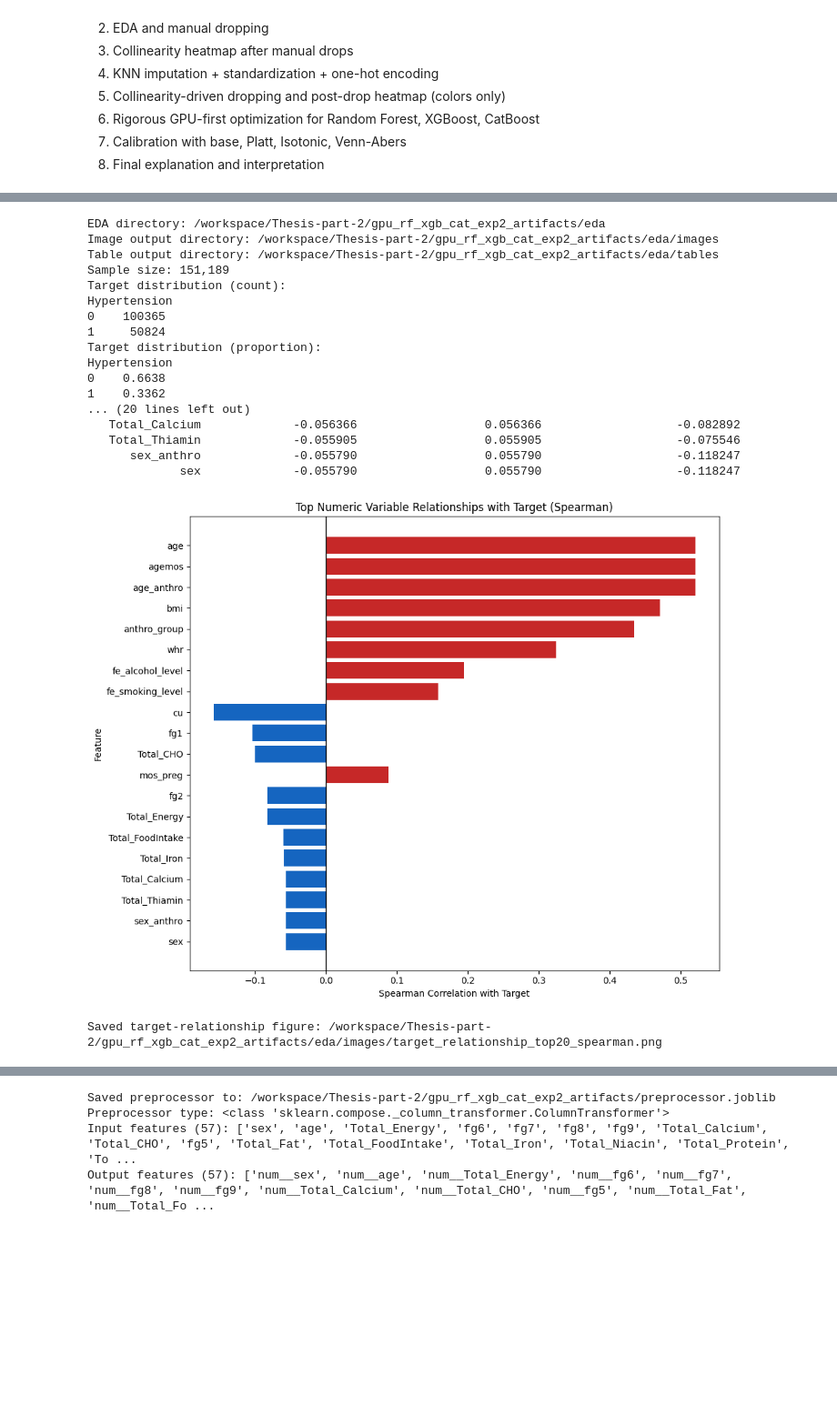
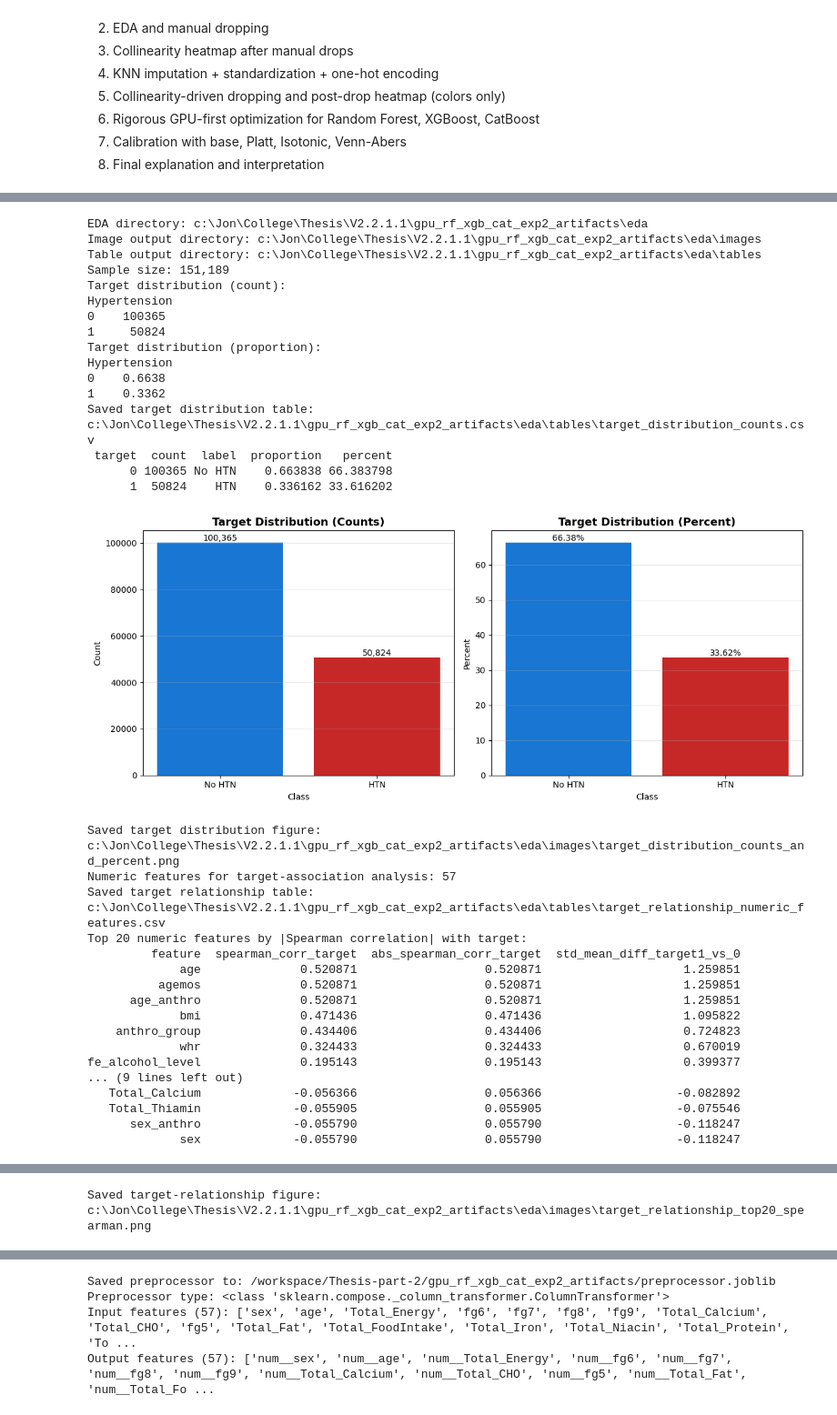
Before and after one commit to Jrbaes/Thesis-part-2, a Jupyter notebook: Main_2015_GPU_RF_XGB_CAT_RIGOROUS_OPT_exp2.ipynb, the cells around one changed output, grey strips where cells are left out. Shown at 91% size. Drawn from its saved outputs; the diff is of its cells as text; code cells hidden in the pictures; blank space fills up the shorter version.

```diff
--- a/Main_2015_GPU_RF_XGB_CAT_RIGOROUS_OPT_exp2.ipynb
+++ b/Main_2015_GPU_RF_XGB_CAT_RIGOROUS_OPT_exp2.ipynb
@@ -566,6 +570,47 @@ print('Target distribution (count):')
 print(y.value_counts(dropna=False).to_string())
 print('Target distribution (proportion):')
 print(y.value_counts(normalize=True, dropna=False).round(4).to_string())
+
+target_count_df = (
+    y.value_counts(dropna=False)
+    .rename_axis('target')
+    .reset_index(name='count')
+    .sort_values('target')
+    .reset_index(drop=True)
+)
+target_count_df['label'] = target_count_df['target'].map({0: 'No HTN', 1: 'HTN'}).fillna(target_count_df['target'].astype(str))
+target_count_df['proportion'] = target_count_df['count'] / target_count_df['count'].sum()
+target_count_df['percent'] = target_count_df['proportion'] * 100.0
+
+target_count_path = EDA_TABLE_DIR / 'target_distribution_counts.csv'
+target_count_df.to_csv(target_count_path, index=False)
+print(f'Saved target distribution table: {target_count_path}')
+print(target_count_df.to_string(index=False))
+
+fig, axes = plt.subplots(1, 2, figsize=(12, 5))
+bar_colors = ['#1976d2', '#c62828']
+
+axes[0].bar(target_count_df['label'], target_count_df['count'], color=bar_colors[:len(target_count_df)])
+axes[0].set_title('Target Distribution (Counts)', fontsize=13, fontweight='bold')
+axes[0].set_xlabel('Class')
+axes[0].set_ylabel('Count')
+axes[0].grid(axis='y', alpha=0.3)
+for idx, row in target_count_df.iterrows():
+    axes[0].text(idx, row['count'], f"{int(row['count']):,}", ha='center', va='bottom', fontsize=10)
+
+axes[1].bar(target_count_df['label'], target_count_df['percent'], color=bar_colors[:len(target_count_df)])
+axes[1].set_title('Target Distribution (Percent)', fontsize=13, fontweight='bold')
+axes[1].set_xlabel('Class')
+axes[1].set_ylabel('Percent')
+axes[1].grid(axis='y', alpha=0.3)
+for idx, row in target_count_df.iterrows():
+    axes[1].text(idx, row['percent'], f"{row['percent']:.2f}%", ha='center', va='bottom', fontsize=10)
+
+plt.tight_layout()
+target_dist_fig_path = EDA_IMG_DIR / 'target_distribution_counts_and_percent.png'
+plt.savefig(target_dist_fig_path, dpi=300, bbox_inches='tight')
+plt.show()
+print(f'Saved target distribution figure: {target_dist_fig_path}')
 
 num_cols_eda = X.select_dtypes(include=[np.number]).columns.tolist()
 print(f'Numeric features for target-association analysis: {len(num_cols_eda)}')
@@ -612,40 +657,55 @@ target_relation_path = EDA_TABLE_DIR / 'target_relationship_numeric_features.csv
 target_relation_df.to_csv(target_relation_path, index=False)
 
 print(f'Saved target relationship table: {target_relation_path}')
 print('Top 20 numeric features by |Spearman correlation| with target:')
 print(target_relation_df[['feature', 'spearman_corr_target', 'abs_spearman_corr_target', 'std_mean_diff_target1_vs_0']].head(20).to_string(index=False))
 
 if not target_relation_df.empty:
     plot_df = target_relation_df.head(20).iloc[::-1].copy()
     plt.figure(figsize=(10, 8))
     colors = ['#c62828' if v >= 0 else '#1565c0' for v in plot_df['spearman_corr_target']]
     plt.barh(plot_df['feature'], plot_df['spearman_corr_target'], color=colors)
     plt.axvline(0, color='black', linewidth=1)
     plt.title('Top Numeric Variable Relationships with Target (Spearman)')
     plt.xlabel('Spearman Correlation with Target')
     plt.ylabel('Feature')
     plt.tight_layout()
     target_rel_fig_path = EDA_IMG_DIR / 'target_relationship_top20_spearman.png'
     plt.savefig(target_rel_fig_path, dpi=300, bbox_inches='tight')
     plt.show()
     print(f'Saved target-relationship figure: {target_rel_fig_path}')
 # %% [output]
-EDA directory: /workspace/Thesis-part-2/gpu_rf_xgb_cat_exp2_artifacts/eda
-Image output directory: /workspace/Thesis-part-2/gpu_rf_xgb_cat_exp2_artifacts/eda/images
-Table output directory: /workspace/Thesis-part-2/gpu_rf_xgb_cat_exp2_artifacts/eda/tables
+EDA directory: c:\Jon\College\Thesis\V2.2.1.1\gpu_rf_xgb_cat_exp2_artifacts\eda
+Image output directory: c:\Jon\College\Thesis\V2.2.1.1\gpu_rf_xgb_cat_exp2_artifacts\eda\images
+Table output directory: c:\Jon\College\Thesis\V2.2.1.1\gpu_rf_xgb_cat_exp2_artifacts\eda\tables
 Sample size: 151,189
 Target distribution (count):
 Hypertension
 0    100365
 1     50824
 Target distribution (proportion):
 Hypertension
 0    0.6638
 1    0.3362
-... (20 lines left out)
-   Total_Calcium             -0.056366                  0.056366                   -0.082892
-   Total_Thiamin             -0.055905                  0.055905                   -0.075546
-      sex_anthro             -0.055790                  0.055790                   -0.118247
-             sex             -0.055790                  0.055790                   -0.118247
+Saved target distribution table: c:\Jon\College\Thesis\V2.2.1.1\gpu_rf_xgb_cat_exp2_artifacts\eda\tables\target_distribution_counts.csv
+ target  count  label  proportion   percent
+      0 100365 No HTN    0.663838 66.383798
+      1  50824    HTN    0.336162 33.616202
-[figure, old version]
+[figure, new version]
-Saved target-relationship figure: /workspace/Thesis-part-2/gpu_rf_xgb_cat_exp2_artifacts/eda/images/target_relationship_top20_spearman.png
+Saved target distribution figure: c:\Jon\College\Thesis\V2.2.1.1\gpu_rf_xgb_cat_exp2_artifacts\eda\images\target_distribution_counts_and_percent.png
+Numeric features for target-association analysis: 57
+Saved target relationship table: c:\Jon\College\Thesis\V2.2.1.1\gpu_rf_xgb_cat_exp2_artifacts\eda\tables\target_relationship_numeric_features.csv
+Top 20 numeric features by |Spearman correlation| with target:
+         feature  spearman_corr_target  abs_spearman_corr_target  std_mean_diff_target1_vs_0
+             age              0.520871                  0.520871                    1.259851
+          agemos              0.520871                  0.520871                    1.259851
+      age_anthro              0.520871                  0.520871                    1.259851
+             bmi              0.471436                  0.471436                    1.095822
+    anthro_group              0.434406                  0.434406                    0.724823
+             whr              0.324433                  0.324433                    0.670019
+fe_alcohol_level              0.195143                  0.195143                    0.399377
+... (9 lines left out)
+   Total_Calcium             -0.056366                  0.056366                   -0.082892
+   Total_Thiamin             -0.055905                  0.055905                   -0.075546
+      sex_anthro             -0.055790                  0.055790                   -0.118247
+             sex             -0.055790                  0.055790                   -0.118247
@@ -652,3 +713,4 @@ Saved target-relationship figure: /workspace/Thesis-part-2/gpu_rf_xgb_cat_exp2_a
+Saved target-relationship figure: c:\Jon\College\Thesis\V2.2.1.1\gpu_rf_xgb_cat_exp2_artifacts\eda\images\target_relationship_top20_spearman.png
 # %%
 # Supplementary EDA heatmap after manual dropping (colors only, no correlation values).
 if 'EDA_DIR' not in globals():
```
Also changed, not shown: parts of 14 cells of this notebook, 35 other files.
